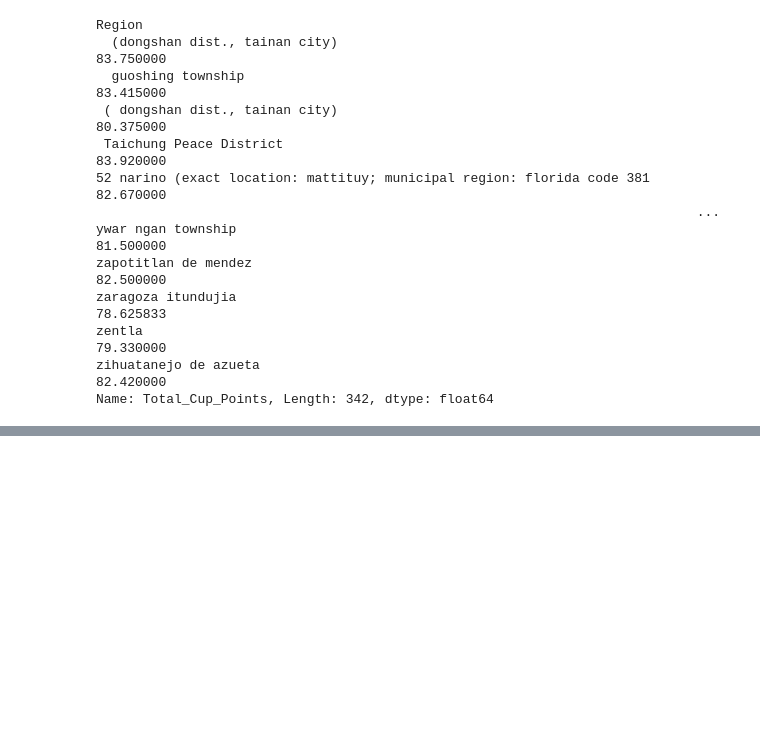
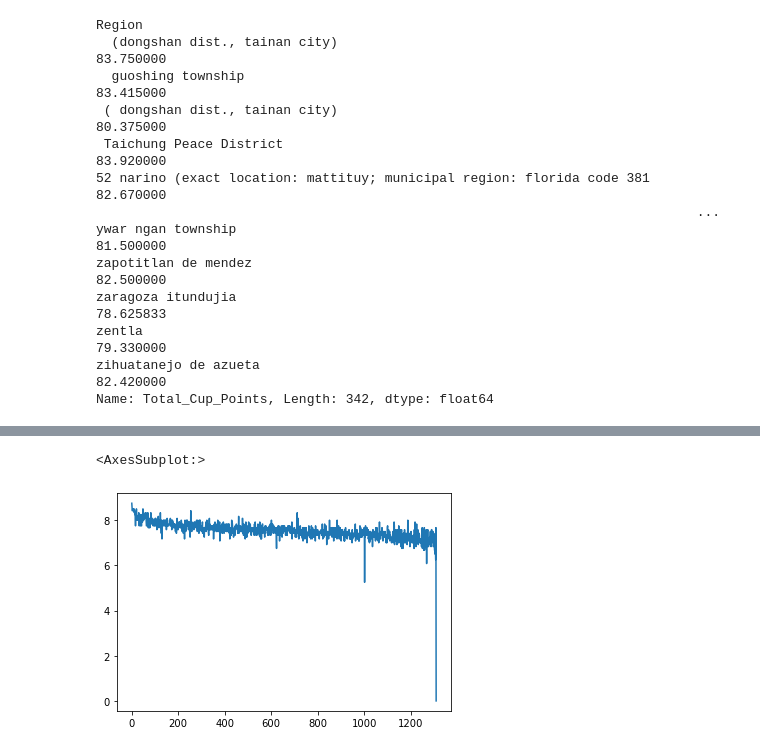
Before and after one commit to RaMcDaniel/CoffeePredictor, a Jupyter notebook: Coffee_Predictor.ipynb, the cells around one changed output, grey strips where cells are left out. Cells and saved outputs as stored; diff of their text form; code cells hidden in the pictures; blank space fills up the shorter version.

```diff
--- a/Coffee_Predictor.ipynb
+++ b/Coffee_Predictor.ipynb
@@ -254,0 +266,5 @@ df.groupby('Region')['Total_Cup_Points'].mean().plot()
+# %%
+df["Acidity"].plot()
+# %% [output]
+<AxesSubplot:>
+[figure, added]
```
Also changed, not shown: parts of 27 cells of this notebook, 1 other file.
